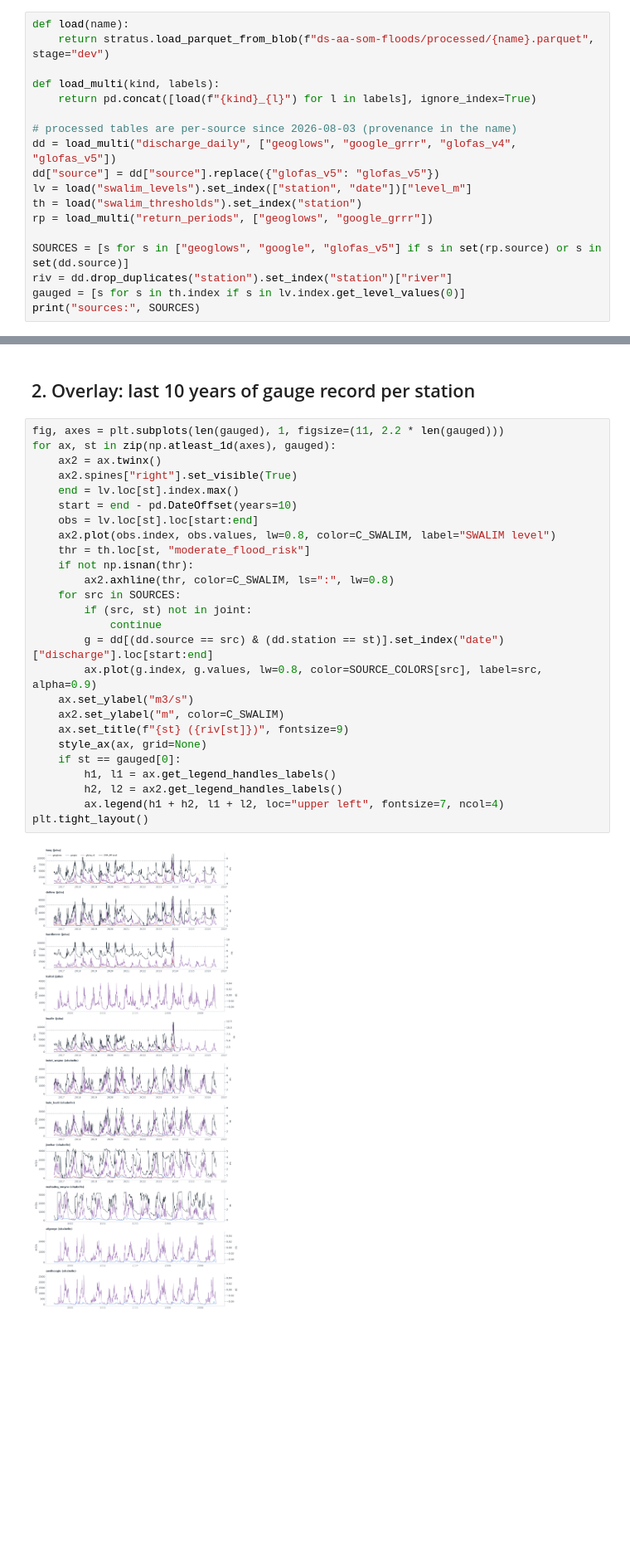
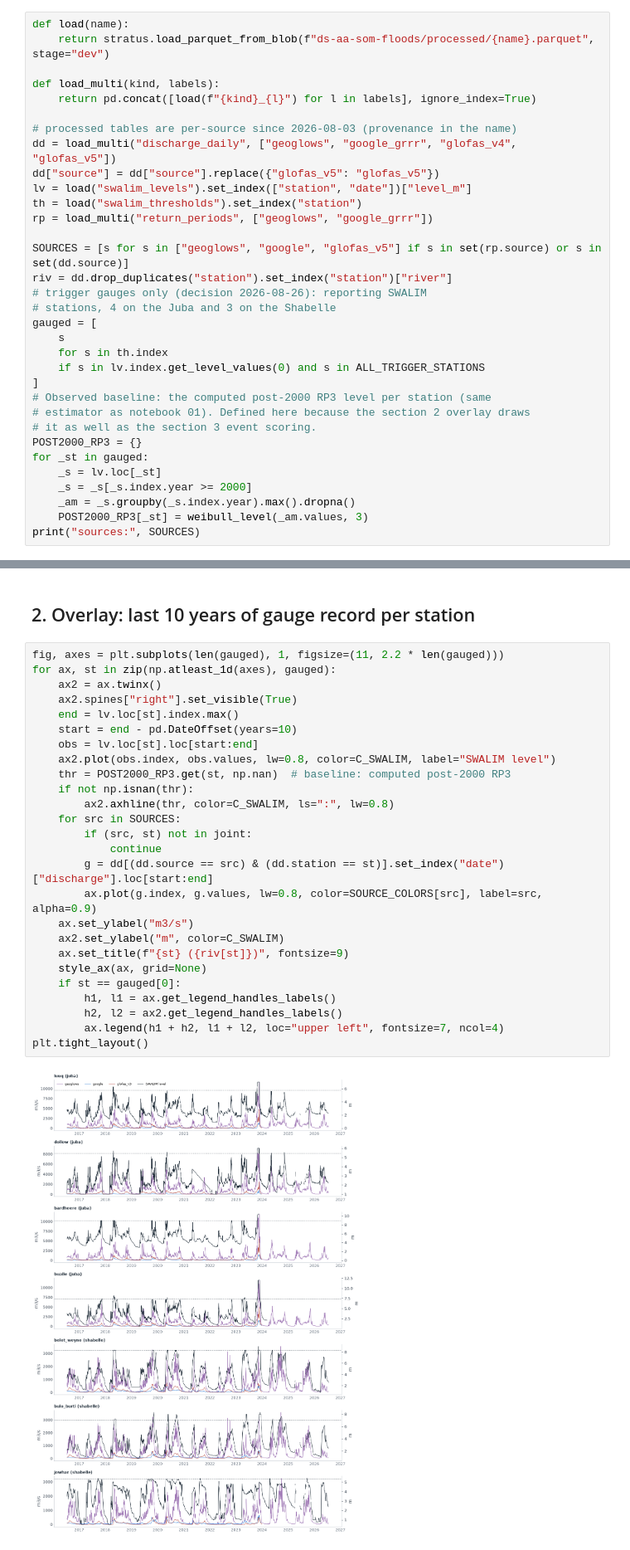
Before and after one commit to OCHA-DAP/ds-aa-som-floods, a Jupyter notebook: analysis/02_models_vs_swalim.ipynb, the cells around one changed output, grey strips where cells are left out. Shown at 83% size. Cells and saved outputs as stored; diff of their text form; blank space fills up the shorter version.

```diff
--- a/analysis/02_models_vs_swalim.ipynb
+++ b/analysis/02_models_vs_swalim.ipynb
@@ -113,7 +115,22 @@ rp = load_multi("return_periods", ["geoglows", "google_grrr"])
 
 SOURCES = [s for s in ["geoglows", "google", "glofas_v5"] if s in set(rp.source) or s in set(dd.source)]
 riv = dd.drop_duplicates("station").set_index("station")["river"]
-gauged = [s for s in th.index if s in lv.index.get_level_values(0)]
+# trigger gauges only (decision 2026-08-26): reporting SWALIM
+# stations, 4 on the Juba and 3 on the Shabelle
+gauged = [
+    s
+    for s in th.index
+    if s in lv.index.get_level_values(0) and s in ALL_TRIGGER_STATIONS
+]
+# Observed baseline: the computed post-2000 RP3 level per station (same
+# estimator as notebook 01). Defined here because the section 2 overlay draws
+# it as well as the section 3 event scoring.
+POST2000_RP3 = {}
+for _st in gauged:
+    _s = lv.loc[_st]
+    _s = _s[_s.index.year >= 2000]
+    _am = _s.groupby(_s.index.year).max().dropna()
+    POST2000_RP3[_st] = weibull_level(_am.values, 3)
 print("sources:", SOURCES)
 # %% [output]
 sources: ['geoglows', 'google', 'glofas_v5']
@@ -221,31 +234,31 @@ of sources changes once thresholds and events are involved.
 # %%
 fig, axes = plt.subplots(len(gauged), 1, figsize=(11, 2.2 * len(gauged)))
 for ax, st in zip(np.atleast_1d(axes), gauged):
     ax2 = ax.twinx()
     ax2.spines["right"].set_visible(True)
     end = lv.loc[st].index.max()
     start = end - pd.DateOffset(years=10)
     obs = lv.loc[st].loc[start:end]
     ax2.plot(obs.index, obs.values, lw=0.8, color=C_SWALIM, label="SWALIM level")
-    thr = th.loc[st, "moderate_flood_risk"]
+    thr = POST2000_RP3.get(st, np.nan)  # baseline: computed post-2000 RP3
     if not np.isnan(thr):
         ax2.axhline(thr, color=C_SWALIM, ls=":", lw=0.8)
     for src in SOURCES:
         if (src, st) not in joint:
             continue
         g = dd[(dd.source == src) & (dd.station == st)].set_index("date")["discharge"].loc[start:end]
         ax.plot(g.index, g.values, lw=0.8, color=SOURCE_COLORS[src], label=src, alpha=0.9)
     ax.set_ylabel("m3/s")
     ax2.set_ylabel("m", color=C_SWALIM)
     ax.set_title(f"{st} ({riv[st]})", fontsize=9)
     style_ax(ax, grid=None)
     if st == gauged[0]:
         h1, l1 = ax.get_legend_handles_labels()
         h2, l2 = ax2.get_legend_handles_labels()
         ax.legend(h1 + h2, l1 + l2, loc="upper left", fontsize=7, ncol=4)
 plt.tight_layout()
 # %% [output]
-[figure, old version]
+[figure, new version]
 # %% [markdown]
 ## 3. Flood-event agreement (RP3+ thresholds, common window)
 
```
Also changed, not shown: parts of 13 cells of this notebook, 29 other files.
